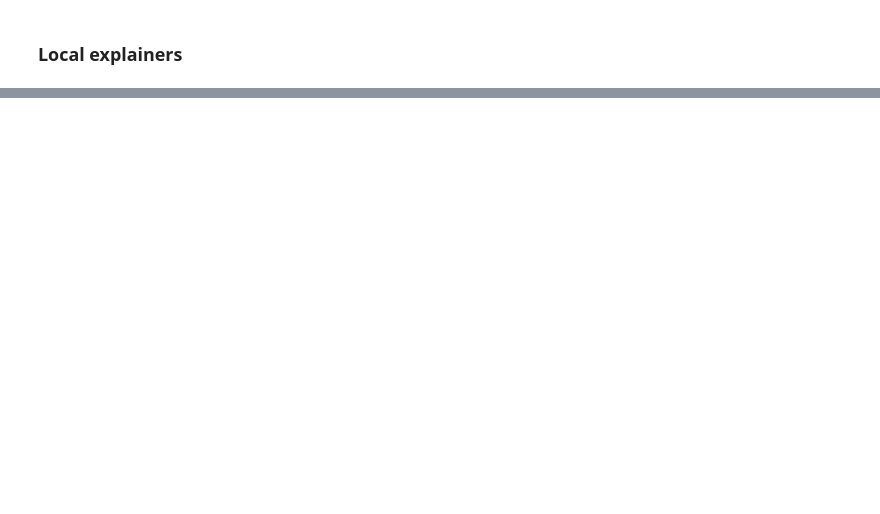
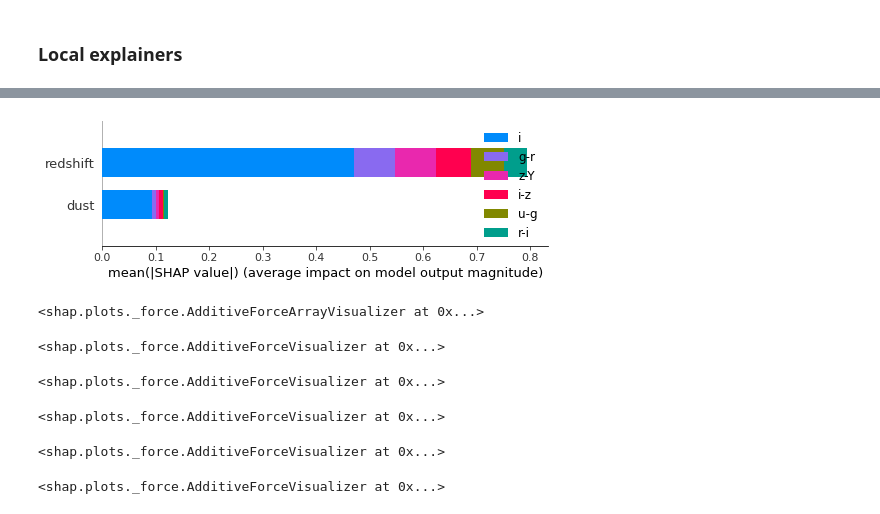
Before and after one commit to patricialarsen/emulator_utils, a Jupyter notebook: notebooks/demo_explainers.ipynb, the cells around one changed output, grey strips where cells are left out. Drawn from its saved outputs; the diff is of its cells as text; code cells hidden in the pictures; blank space fills up the shorter version.

```diff
--- a/notebooks/demo_explainers.ipynb
+++ b/notebooks/demo_explainers.ipynb
@@ -49,6 +148,28 @@ plot_shap_summary_single(shap_values[output_indx], param_test, ['redshift'], plo
 # %%
-plot_shap_summary_multiple(shap_values[:4000:200], param_test, ['redshift'], plot_type='bar')
+plot_shap_summary_multiple(shap_values, param_test_unscaled, input_labels, target_labels, plot_type='bar')
+# %% [output]
+[figure, added]
 # %%
-plot_shap_force_multiple(expected_values, shap_values, ['redshift'], ['pk'], 0)
+plot_shap_force_multiple(expected_values, shap_values, input_labels, target_labels, out_id = 5)
+# %% [output]
+<shap.plots._force.AdditiveForceArrayVisualizer at 0x...>
 # %%
-plot_shap_force_single(expected_values, shap_values, ['redshift'], ['pk'], 0, 11)
+plot_shap_force_single(expected_values, shap_values, input_labels, target_labels, out_id = 0, test_id=10)
+# %% [output]
+<shap.plots._force.AdditiveForceVisualizer at 0x...>
+# %%
+plot_shap_force_single(expected_values, shap_values, input_labels, target_labels, out_id = 1, test_id=10)
+# %% [output]
+<shap.plots._force.AdditiveForceVisualizer at 0x...>
+# %%
+plot_shap_force_single(expected_values, shap_values, input_labels, target_labels, out_id = 3, test_id=10)
+# %% [output]
+<shap.plots._force.AdditiveForceVisualizer at 0x...>
+# %%
+plot_shap_force_single(expected_values, shap_values, input_labels, target_labels, out_id = 4, test_id=10)
+# %% [output]
+<shap.plots._force.AdditiveForceVisualizer at 0x...>
+# %%
+plot_shap_force_single(expected_values, shap_values, input_labels, target_labels, out_id = 5, test_id=10)
+# %% [output]
+<shap.plots._force.AdditiveForceVisualizer at 0x...>
```
Also changed, not shown: parts of 23 cells of this notebook, 9 other files.
